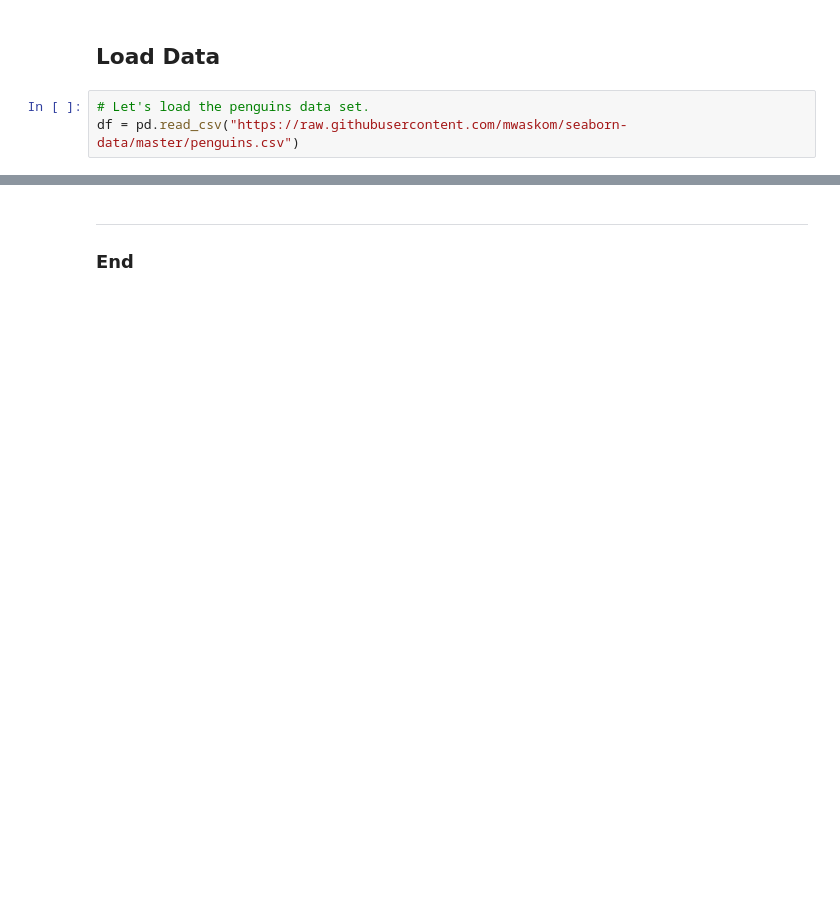
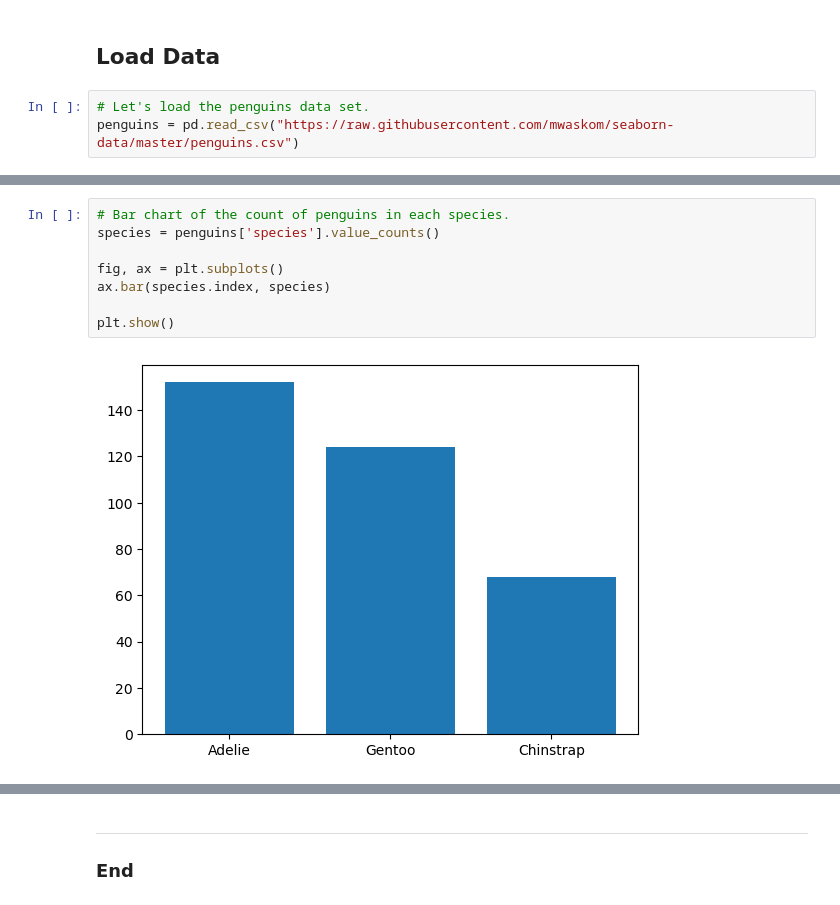
Before and after one commit to eoghanpw/pofda-mywork, a Jupyter notebook: penguins.ipynb, the cells around one changed output, grey strips where cells are left out. Drawn from its saved outputs; the diff is of its cells as text; blank space fills up the shorter version.

Commit message:
penguins updates

```diff
--- a/penguins.ipynb
+++ b/penguins.ipynb
@@ -12,4 +15,4 @@ import matplotlib.pyplot as plt
 ## Load Data
 # %%
 # Let's load the penguins data set.
-df = pd.read_csv("https://raw.githubusercontent.com/mwaskom/seaborn-data/master/penguins.csv")
+penguins = pd.read_csv("https://raw.githubusercontent.com/mwaskom/seaborn-data/master/penguins.csv")
@@ -60,0 +59,10 @@ Name: sex, Length: 344, dtype: object
+# %%
+# Bar chart of the count of penguins in each species.
+species = penguins['species'].value_counts()
+
+fig, ax = plt.subplots()
+ax.bar(species.index, species)
+
+plt.show()
+# %% [output]
+[figure, added]
```
Also changed, not shown: parts of 17 cells of this notebook.
